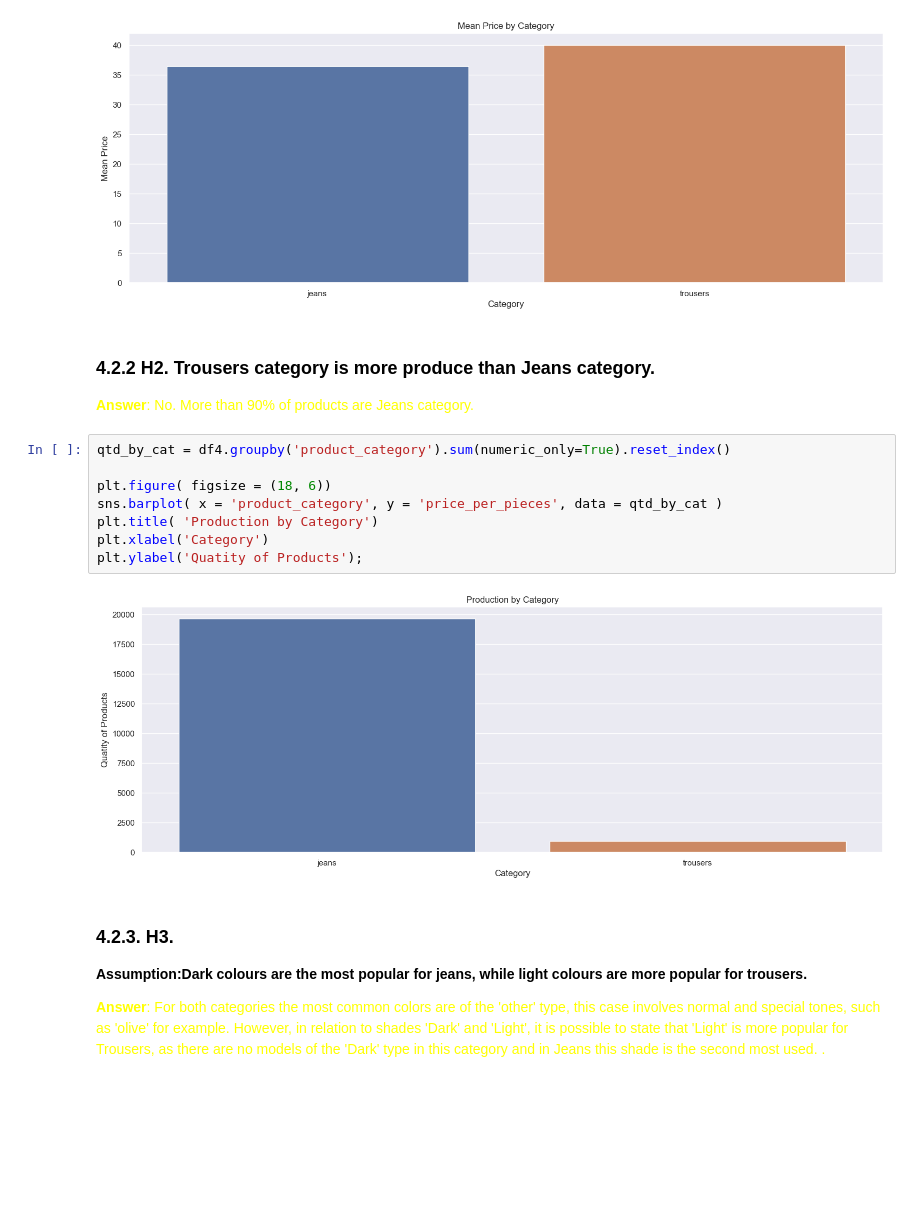
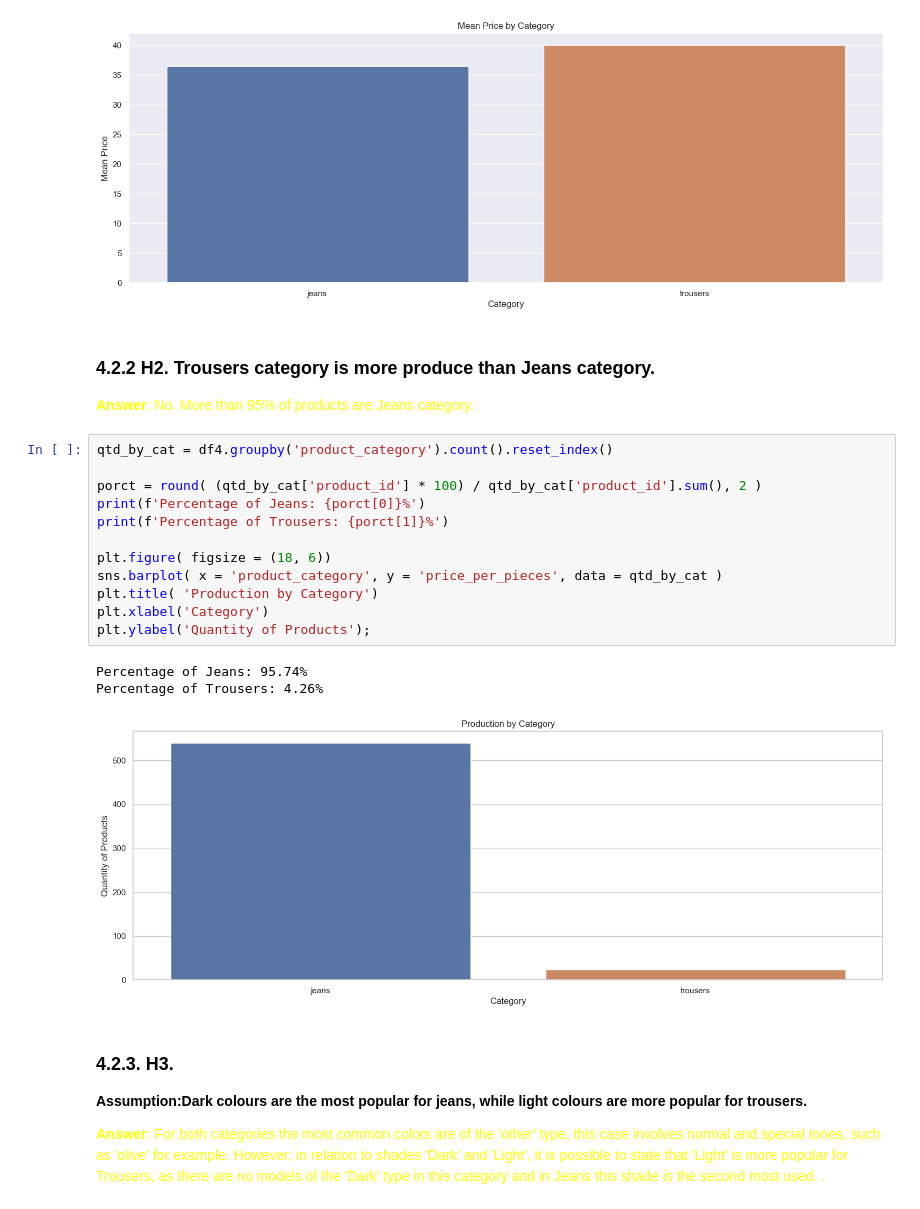
Before and after one commit to luanjesus/star_jeans_webscraping, a Jupyter notebook: eda.ipynb, the cells around one changed output. Drawn from its saved outputs; the diff is of its cells as text; blank space fills up the shorter version.

```diff
--- a/eda.ipynb
+++ b/eda.ipynb
@@ -457,17 +457,23 @@ plt.ylabel('Mean Price');
 [figure]
 # %% [markdown]
 ### 4.2.2 H2. Trousers category is more produce than Jeans category.
-<span style="color:yellow">**Answer**: No. More than 90% of products are Jeans category.</span>
+<span style="color:yellow">**Answer**: No. More than 95% of products are Jeans category.</span>
 # %%
-qtd_by_cat = df4.groupby('product_category').sum(numeric_only=True).reset_index()
+qtd_by_cat = df4.groupby('product_category').count().reset_index()
+
+porct = round( (qtd_by_cat['product_id'] * 100) / qtd_by_cat['product_id'].sum(), 2 )
+print(f'Percentage of Jeans: {porct[0]}%')
+print(f'Percentage of Trousers: {porct[1]}%')
 
 plt.figure( figsize = (18, 6))
 sns.barplot( x = 'product_category', y = 'price_per_pieces', data = qtd_by_cat )
 plt.title( 'Production by Category')
 plt.xlabel('Category')
-plt.ylabel('Quatity of Products');
+plt.ylabel('Quantity of Products');
 # %% [output]
+Percentage of Jeans: 95.74%
+Percentage of Trousers: 4.26%
-[figure, old version]
+[figure, new version]
 # %% [markdown]
 ### 4.2.3. H3.
 **Assumption:Dark colours are the most popular for jeans, while light colours are more popular for trousers.**
```
Also changed, not shown: parts of 3 cells of this notebook.
